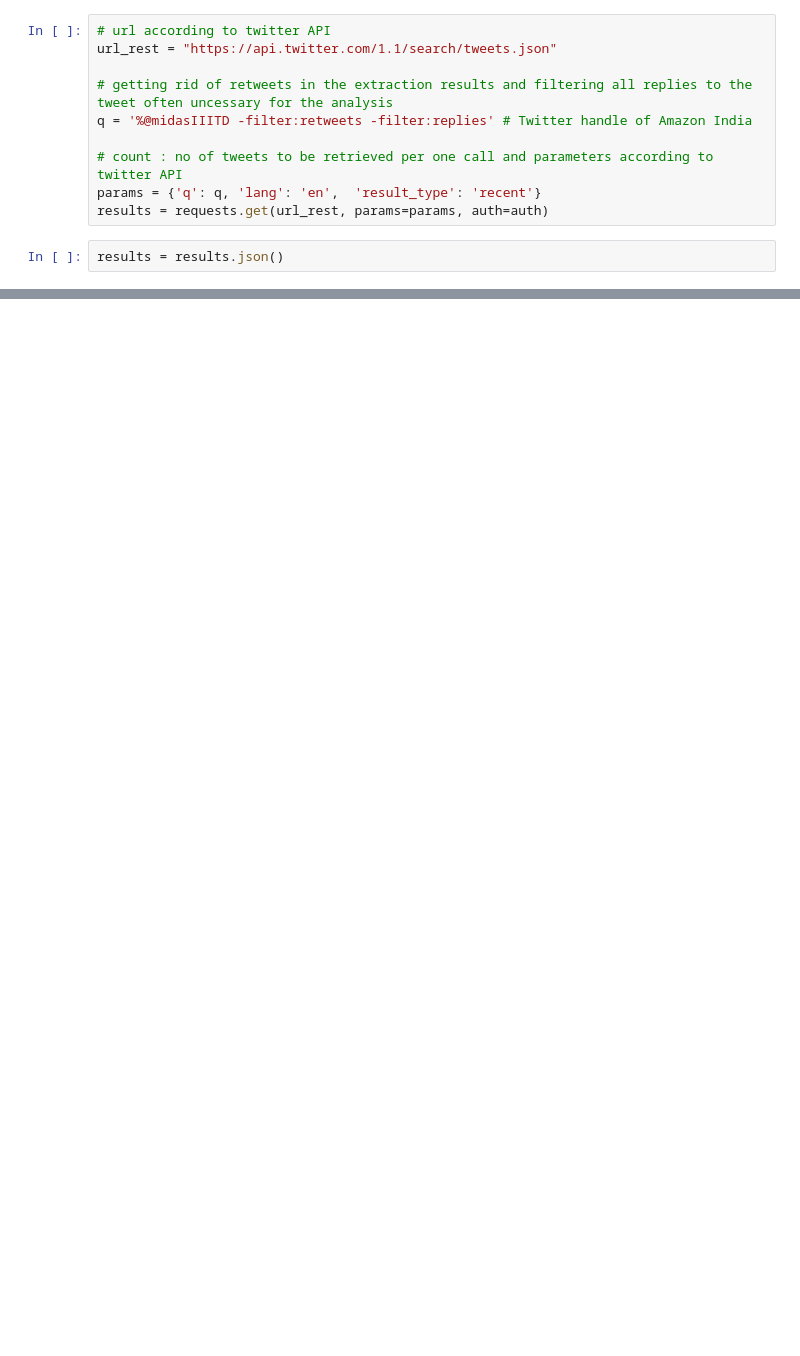
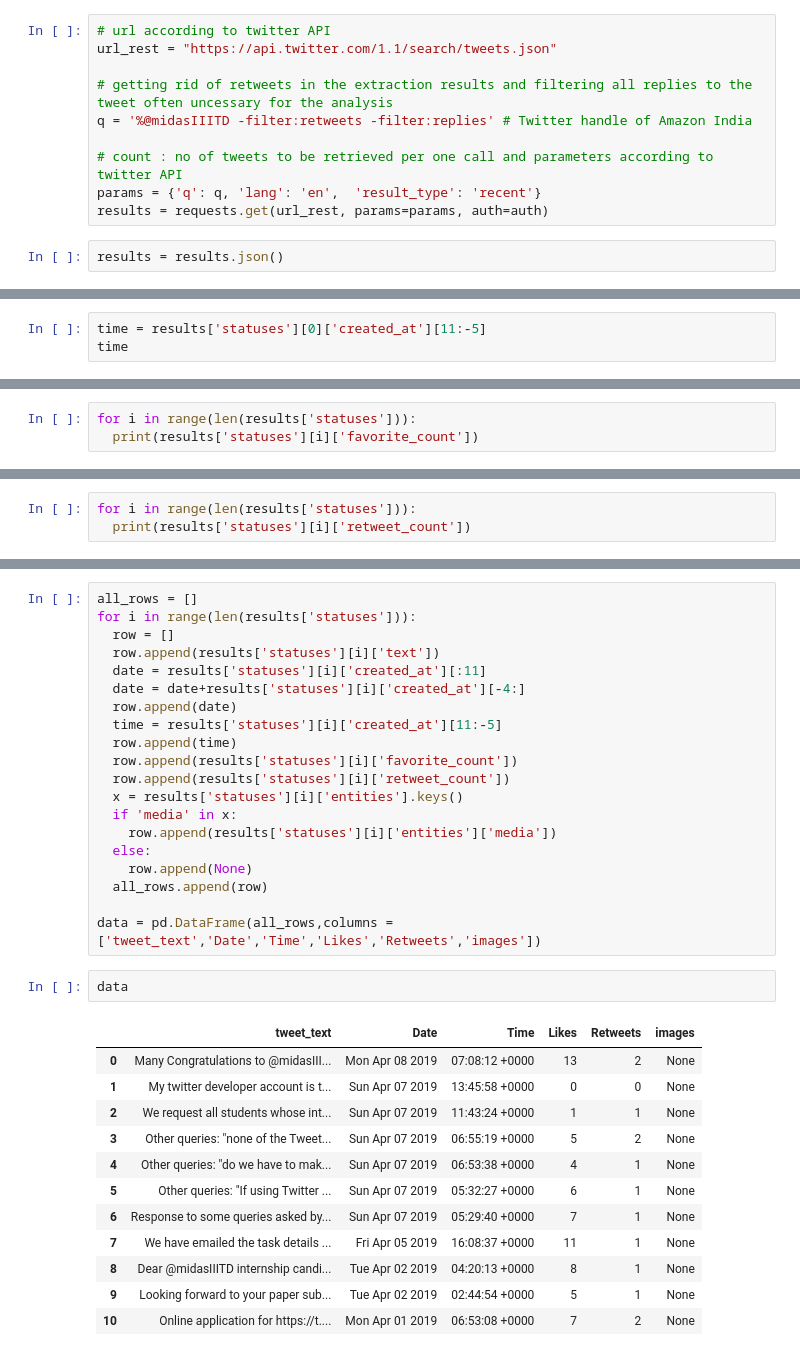
Before and after one commit to infinitus11/Midas_Internship_Task, a Jupyter notebook: Python_Problem/Python_Problem.ipynb, the cells around one changed output, grey strips where cells are left out. Drawn from its saved outputs; the diff is of its cells as text; blank space fills up the shorter version.

```diff
--- a/Python_Problem/Python_Problem.ipynb
+++ b/Python_Problem/Python_Problem.ipynb
@@ -37,0 +74,3 @@ results
+# %%
+time = results['statuses'][0]['created_at'][11:-5]
+time
@@ -37,0 +83,3 @@ results
+# %%
+for i in range(len(results['statuses'])):
+  print(results['statuses'][i]['favorite_count'])
@@ -37,0 +98,3 @@ results
+# %%
+for i in range(len(results['statuses'])):
+  print(results['statuses'][i]['retweet_count'])
@@ -37,0 +113,35 @@ results
+# %%
+all_rows = []
+for i in range(len(results['statuses'])):
+  row = []
+  row.append(results['statuses'][i]['text'])
+  date = results['statuses'][i]['created_at'][:11]
+  date = date+results['statuses'][i]['created_at'][-4:]
+  row.append(date)
+  time = results['statuses'][i]['created_at'][11:-5]
+  row.append(time)
+  row.append(results['statuses'][i]['favorite_count'])
+  row.append(results['statuses'][i]['retweet_count'])
+  x = results['statuses'][i]['entities'].keys()
+  if 'media' in x:
+    row.append(results['statuses'][i]['entities']['media'])
+  else:
+    row.append(None)
+  all_rows.append(row)
+
+data = pd.DataFrame(all_rows,columns = ['tweet_text','Date','Time','Likes','Retweets','images'])
+# %%
+data
+# %% [output]
+|  | tweet_text | Date | Time | Likes | Retweets | images |
+| 0 | Many Congratulations to @midasIII... | Mon Apr 08 2019 | 07:08:12 +0000 | 13 | 2 | None |
+| 1 | My twitter developer account is t... | Sun Apr 07 2019 | 13:45:58 +0000 | 0 | 0 | None |
+| 2 | We request all students whose int... | Sun Apr 07 2019 | 11:43:24 +0000 | 1 | 1 | None |
+| 3 | Other queries: "none of the Tweet... | Sun Apr 07 2019 | 06:55:19 +0000 | 5 | 2 | None |
+| 4 | Other queries: "do we have to mak... | Sun Apr 07 2019 | 06:53:38 +0000 | 4 | 1 | None |
+| 5 | Other queries: "If using Twitter ... | Sun Apr 07 2019 | 05:32:27 +0000 | 6 | 1 | None |
+| 6 | Response to some queries asked by... | Sun Apr 07 2019 | 05:29:40 +0000 | 7 | 1 | None |
+| 7 | We have emailed the task details ... | Fri Apr 05 2019 | 16:08:37 +0000 | 11 | 1 | None |
+| 8 | Dear @midasIIITD internship candi... | Tue Apr 02 2019 | 04:20:13 +0000 | 8 | 1 | None |
+| 9 | Looking forward to your paper sub... | Tue Apr 02 2019 | 02:44:54 +0000 | 5 | 1 | None |
+| 10 | Online application for https://t.... | Mon Apr 01 2019 | 06:53:08 +0000 | 7 | 2 | None |
```
Also changed, not shown: parts of 11 cells of this notebook.
